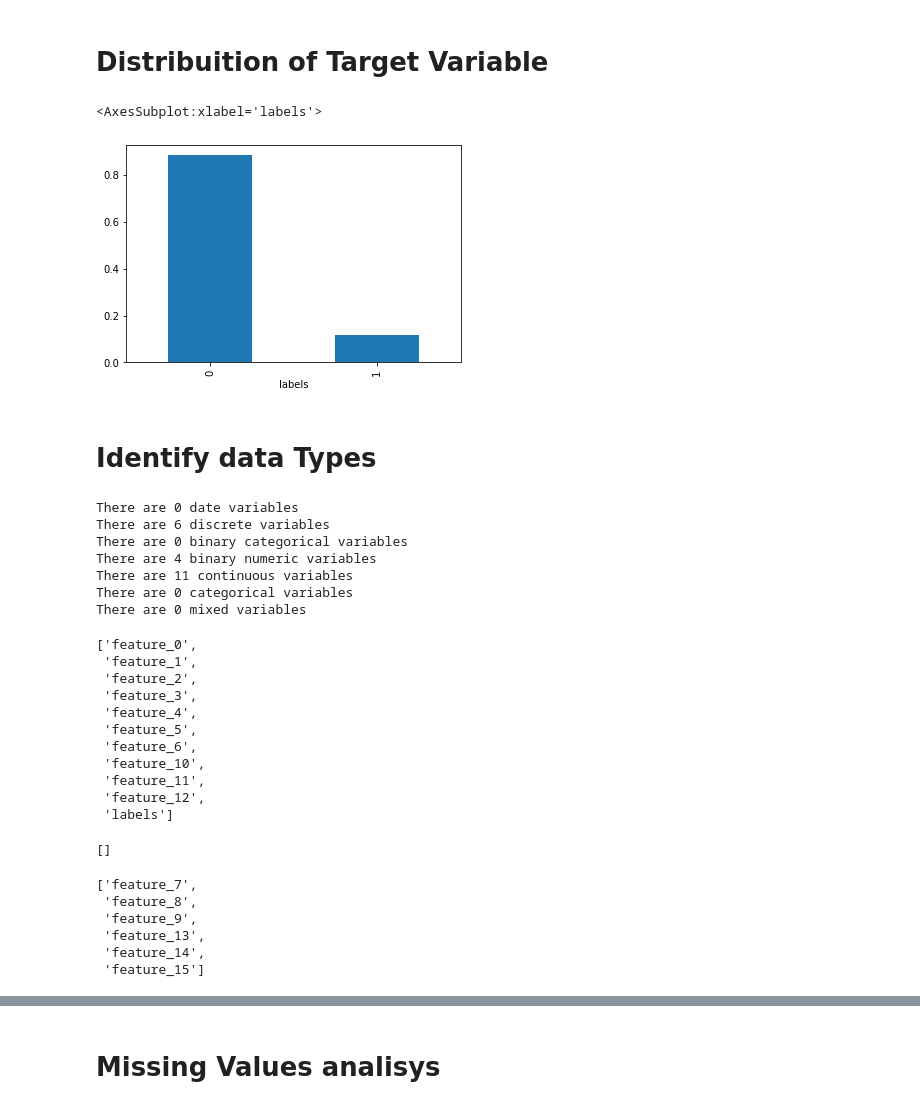
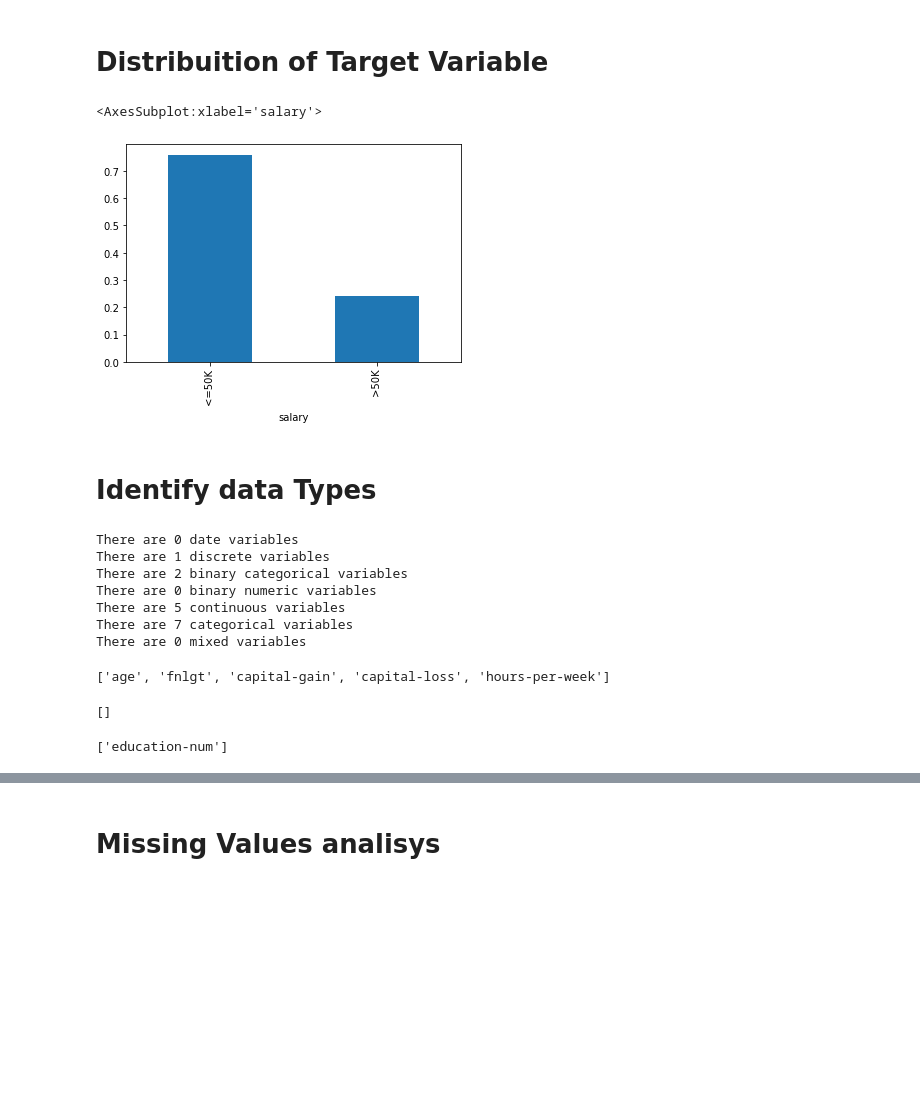
Before and after one commit to blewy/DeployML_devops, a Jupyter notebook: notebooks/EDA.ipynb, the cells around one changed output, grey strips where cells are left out. Cells and saved outputs as stored; diff of their text form; code cells hidden in the pictures; blank space fills up the shorter version.

Commit message:
Adding census clean data to dvc tracking

```diff
--- a/notebooks/EDA.ipynb
+++ b/notebooks/EDA.ipynb
@@ -177,6 +161,8 @@ age                 int64
  native-country    object
  salary            object
 dtype: object
+# %%
+data.columns = data.columns.str.strip()
 # %%
 # let's inspect the variable values
 for var in data.columns:
@@ -202,10 +188,10 @@ age [39 50 38 53 28 37 49 52 31 42 30 23 32 40 34 25 43 54 35 59]
 # %% [markdown]
 # Distribuition of Target Variable
 # %%
-(data.groupby('labels')['labels'].count() / len(data)).plot.bar()
+(data.groupby('salary')['salary'].count() / len(data)).plot.bar()
 # %% [output]
-<AxesSubplot:xlabel='labels'>
+<AxesSubplot:xlabel='salary'>
-[figure, old version]
+[figure, new version]
 # %% [markdown]
 # Identify data Types
 # %%
@@ -233,26 +219,16 @@ print('There are {} categorical variables'.format(len(categorical)))
 print('There are {} mixed variables'.format(len(mixed)))
 # %% [output]
 There are 0 date variables
-There are 6 discrete variables
-There are 0 binary categorical variables
-There are 4 binary numeric variables
-There are 11 continuous variables
-There are 0 categorical variables
+There are 1 discrete variables
+There are 2 binary categorical variables
+There are 0 binary numeric variables
+There are 5 continuous variables
+There are 7 categorical variables
 There are 0 mixed variables
 # %%
 continuous
 # %% [output]
-['feature_0',
- 'feature_1',
- 'feature_2',
- 'feature_3',
- 'feature_4',
- 'feature_5',
- 'feature_6',
- 'feature_10',
- 'feature_11',
- 'feature_12',
- 'labels']
+['age', 'fnlgt', 'capital-gain', 'capital-loss', 'hours-per-week']
 # %%
 dates
 # %% [output]
@@ -260,12 +236,7 @@ dates
 # %%
 discrete
 # %% [output]
-['feature_7',
- 'feature_8',
- 'feature_9',
- 'feature_13',
- 'feature_14',
- 'feature_15']
+['education-num']
 # %%
 binary_cat
 # %% [output]
```
Also changed, not shown: parts of 26 cells of this notebook, 3 other files.
